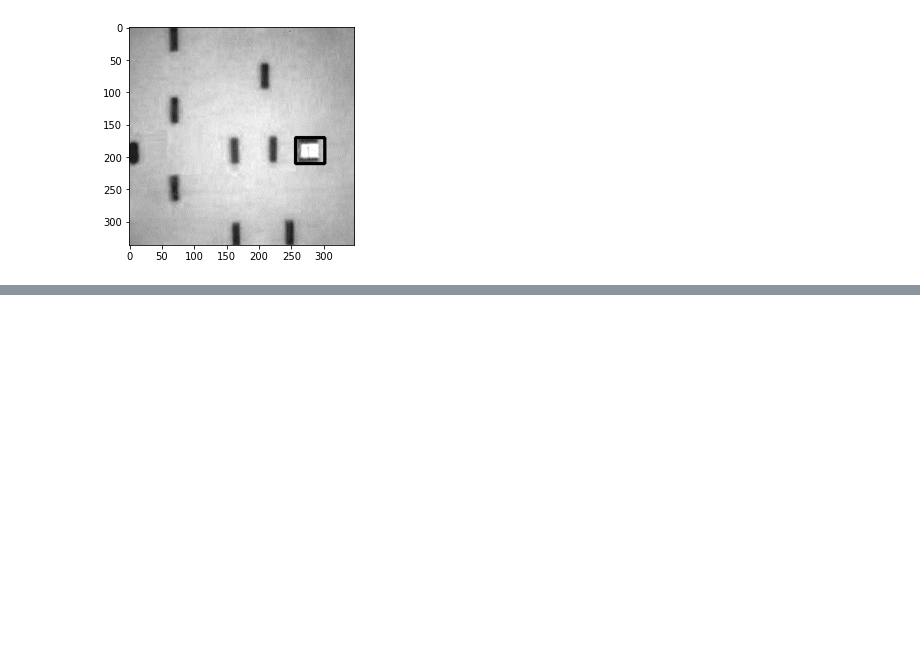
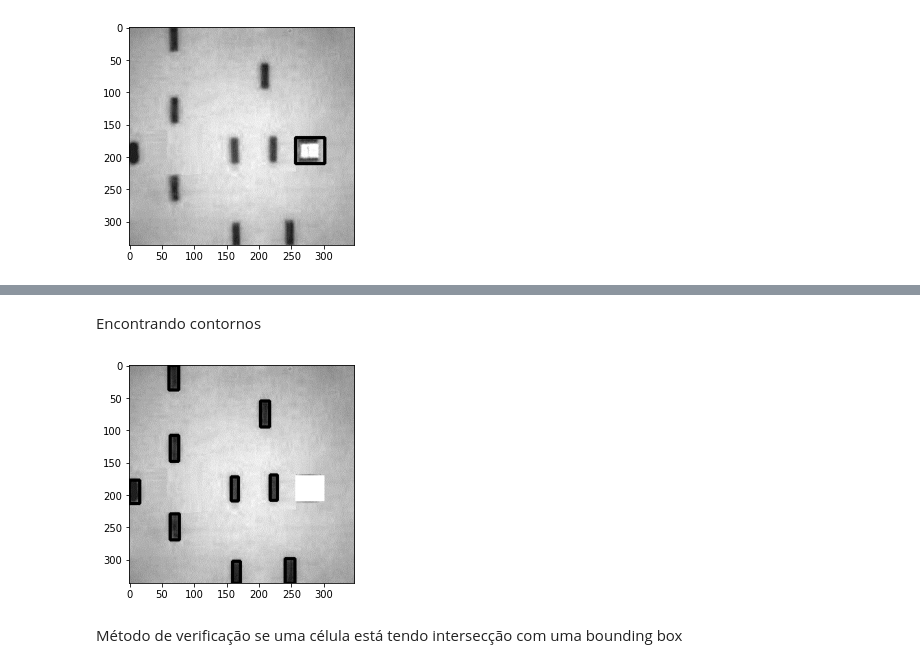
Before and after one commit to adrinerandrade/robotica, a Jupyter notebook: trabalho_01/Robótica_trabalho_pratico_1.ipynb, the cells around one changed output, grey strips where cells are left out. Drawn from its saved outputs; the diff is of its cells as text; code cells hidden in the pictures; blank space fills up the shorter version.

```diff
--- a/trabalho_01/Robótica_trabalho_pratico_1.ipynb
+++ b/trabalho_01/Robótica_trabalho_pratico_1.ipynb
@@ -123,0 +114,27 @@ AttributeError: ignored
+# %% [markdown]
+Encontrando contornos
+# %%
+def contour_to_bounding_box(contour):
+  boundingBox = cv.boundingRect(contour)
+  min_x, min_y, width, height = boundingBox
+
+  max_x = min_x + width;
+  max_y = min_y + height;
+
+  return np.array([
+      [[min_x, min_y]],
+      [[max_x, min_y]],
+      [[max_x, max_y]],
+      [[min_x, max_y]]]);
+
+obstacles_bounding_boxes, _ = cv.findContours(closing_obstacle, cv.RETR_TREE, cv.CHAIN_APPROX_NONE);
+for i in range(len(obstacles_bounding_boxes)):
+  obstacles_bounding_boxes[i] = contour_to_bounding_box(obstacles_bounding_boxes[i])
+
+cv.drawContours(obstacle_img, obstacles_bounding_boxes, -1, (0,255,0), 3);
+
+showImg(obstacle_img);
+# %% [output]
+[figure, added]
+# %% [markdown]
+Método de verificação se uma célula está tendo intersecção com uma bounding box
```
Also changed, not shown: parts of 38 cells of this notebook.
